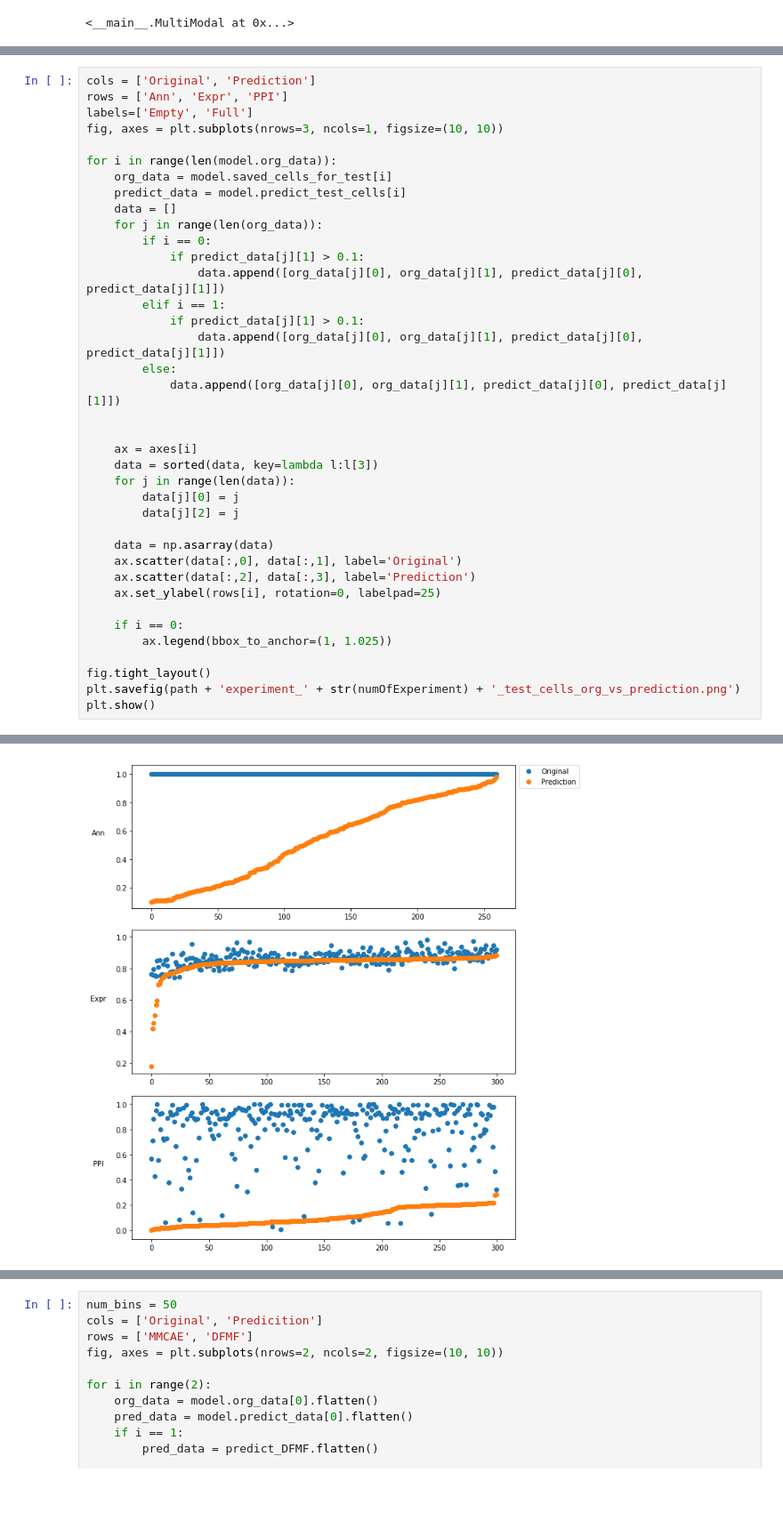
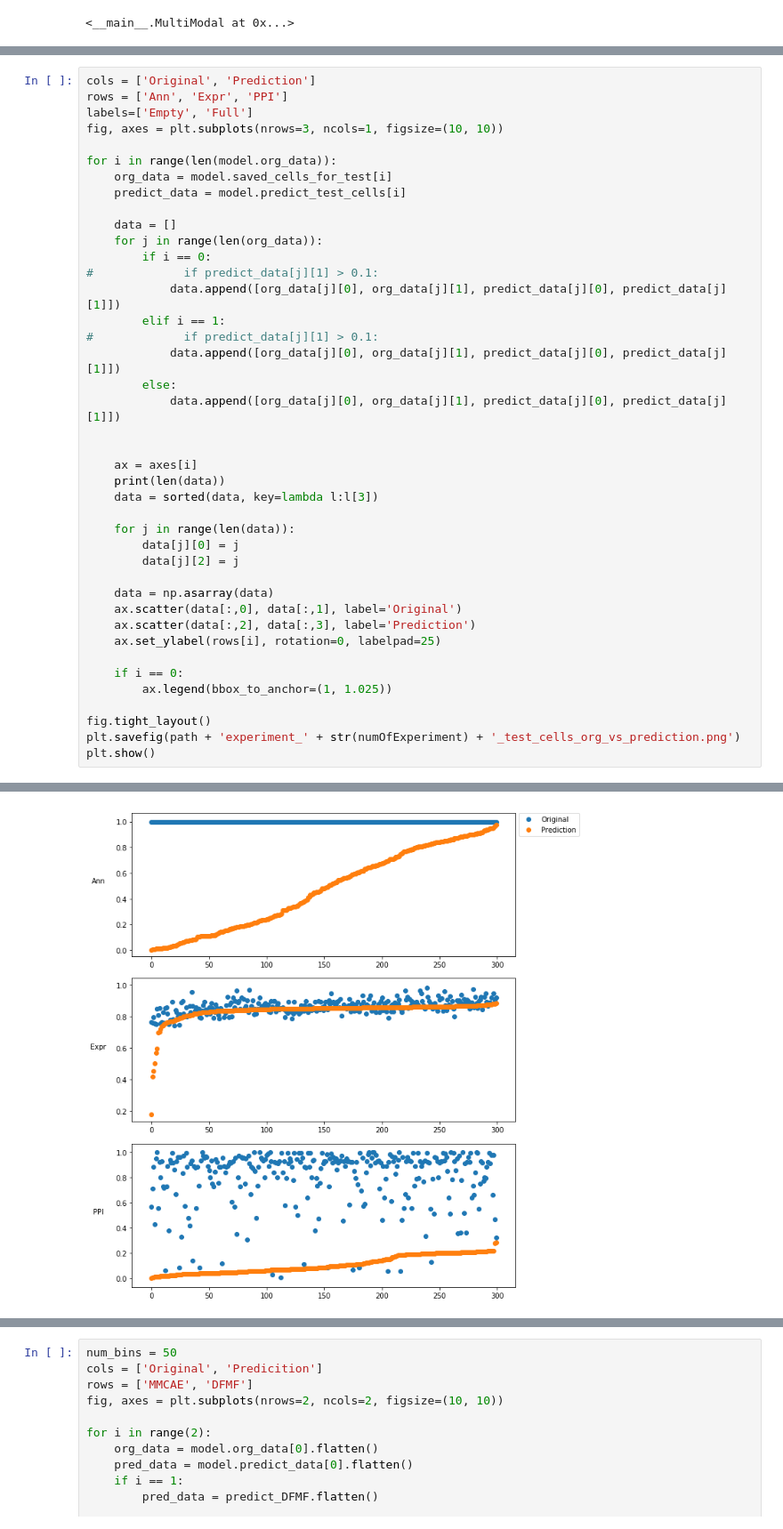
Before and after one commit to lovrek/MMCAE-data-fusion, a Jupyter notebook: Final Results/Model - dismissed data = 6%.ipynb, the cells around one changed output, grey strips where cells are left out. Shown at 89% size. Cells and saved outputs as stored; diff of their text form; blank space fills up the shorter version.

```diff
--- a/Final Results/Model - dismissed data = 6%.ipynb
+++ b/Final Results/Model - dismissed data = 6%.ipynb
@@ -885,20 +878,23 @@ fig, axes = plt.subplots(nrows=3, ncols=1, figsize=(10, 10))
 for i in range(len(model.org_data)):
     org_data = model.saved_cells_for_test[i]
     predict_data = model.predict_test_cells[i]
+
     data = []
     for j in range(len(org_data)):
         if i == 0:
-            if predict_data[j][1] > 0.1:
-                data.append([org_data[j][0], org_data[j][1], predict_data[j][0], predict_data[j][1]])
+#             if predict_data[j][1] > 0.1:
+            data.append([org_data[j][0], org_data[j][1], predict_data[j][0], predict_data[j][1]])
         elif i == 1:
-            if predict_data[j][1] > 0.1:
-                data.append([org_data[j][0], org_data[j][1], predict_data[j][0], predict_data[j][1]])
+#             if predict_data[j][1] > 0.1:
+            data.append([org_data[j][0], org_data[j][1], predict_data[j][0], predict_data[j][1]])
         else:
             data.append([org_data[j][0], org_data[j][1], predict_data[j][0], predict_data[j][1]])
 
 
     ax = axes[i]
+    print(len(data))
     data = sorted(data, key=lambda l:l[3])
+
     for j in range(len(data)):
         data[j][0] = j
         data[j][2] = j
@@ -918,4 +917,4 @@ plt.show()
-[figure, old version]
+[figure, new version]
 # %%
 from builtins import enumerate
 
```
Also changed, not shown: parts of 12 cells of this notebook, 8 other files.
